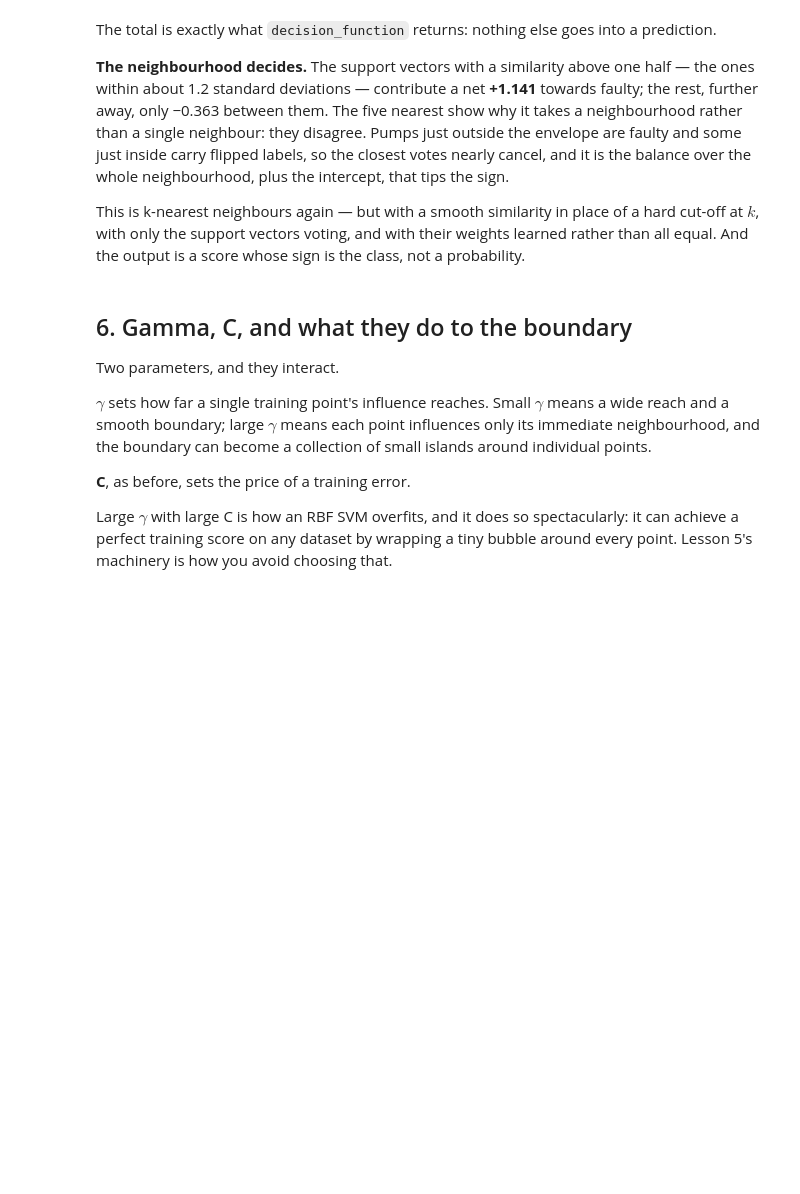
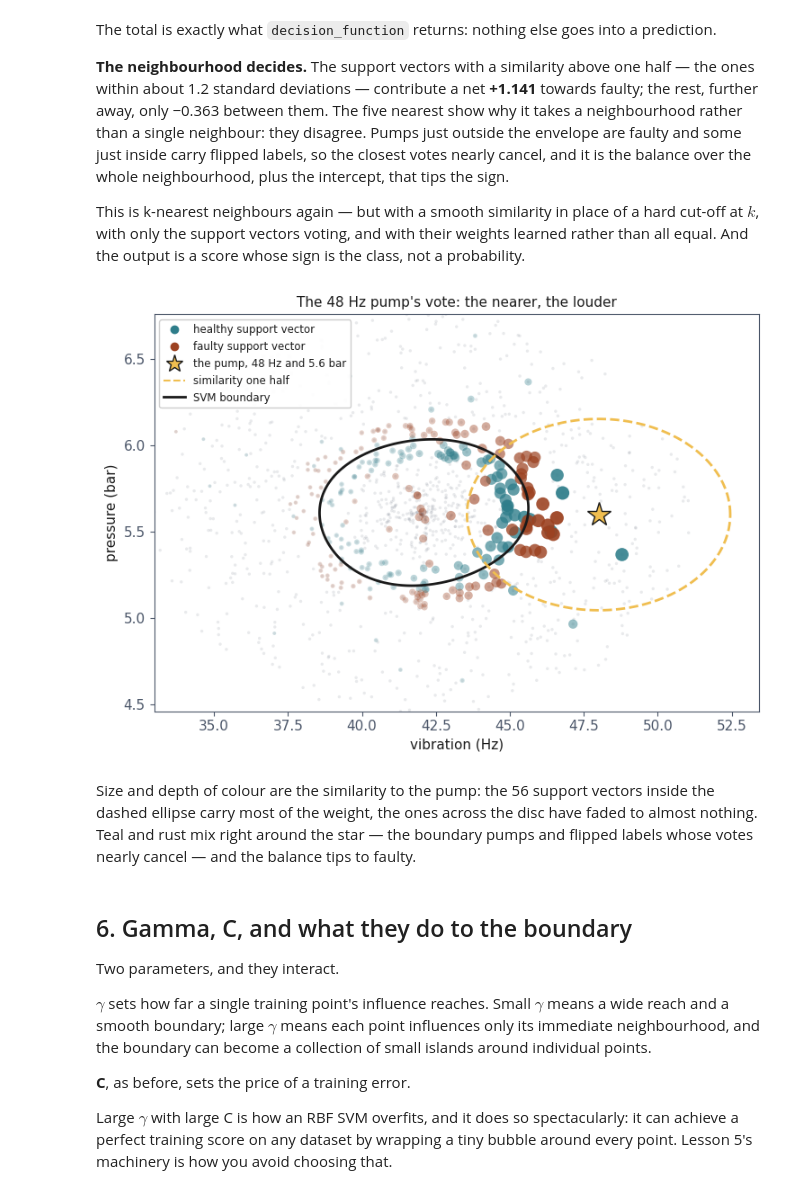
Before and after one commit to fabioantonini/technologies-for-artificial-intelligence, a Jupyter notebook: Lessons/06_knn_naive_bayes_svm/Notebooks/03_svm_margins_and_kernels.ipynb, the cells around one changed output. Drawn from its saved outputs; the diff is of its cells as text; code cells hidden in the pictures; blank space fills up the shorter version.

```diff
--- a/Lessons/06_knn_naive_bayes_svm/Notebooks/03_svm_margins_and_kernels.ipynb
+++ b/Lessons/06_knn_naive_bayes_svm/Notebooks/03_svm_margins_and_kernels.ipynb
@@ -390,6 +427,53 @@ This is k-nearest neighbours again — but with a smooth similarity in place of
 hard cut-off at $k$, with only the support vectors voting, and with their weights
 learned rather than all equal. And the output is a score whose sign is the class,
 not a probability.
+# %%
+# The vote, drawn: every support vector, sized and shaded by its similarity to
+# the pump, with the model's boundary and the half-similarity ellipse.
+from matplotlib.lines import Line2D
+
+faulty_sv = svm.dual_coef_[0] > 0
+fig, ax = plt.subplots(figsize=(7.6, 5.4))
+ax.scatter(X["vibration_hz"], X["pressure_bar"], s=6, color=SLATE, alpha=.12,
+           edgecolor="none")
+for mask, colour in ((~faulty_sv, TEAL), (faulty_sv, RUST)):
+    ax.scatter(original[mask, 0], original[mask, 1], s=8 + 120 * similarity[mask],
+               color=colour, alpha=np.clip(0.15 + 0.85 * similarity[mask], 0, 1),
+               edgecolor="none")
+gv = np.linspace(X["vibration_hz"].min(), X["vibration_hz"].max(), 300)
+gp = np.linspace(X["pressure_bar"].min(), X["pressure_bar"].max(), 300)
+VV, PP = np.meshgrid(gv, gp)
+score = svm_pipe.decision_function(pd.DataFrame({"vibration_hz": VV.ravel(),
+                                                 "pressure_bar": PP.ravel()}))
+ax.contour(VV, PP, score.reshape(VV.shape), levels=[0], colors=[INK], linewidths=2)
+reach = np.sqrt(np.log(2) / gamma)          # half-similarity distance, standardised
+sd = svm_pipe[0].scale_
+angle = np.linspace(0, 2 * np.pi, 300)
+ax.plot(48.0 + reach * sd[0] * np.cos(angle), 5.6 + reach * sd[1] * np.sin(angle),
+        color=GOLD, linestyle="--", linewidth=2)
+ax.plot(48.0, 5.6, marker="*", markersize=20, color=GOLD, markeredgecolor=INK)
+ax.legend(handles=[
+    Line2D([], [], marker="o", linestyle="", color=TEAL, label="healthy support vector"),
+    Line2D([], [], marker="o", linestyle="", color=RUST, label="faulty support vector"),
+    Line2D([], [], marker="*", linestyle="", markersize=14, color=GOLD,
+           markeredgecolor=INK, label="the pump, 48 Hz and 5.6 bar"),
+    Line2D([], [], color=GOLD, linestyle="--", label="similarity one half"),
+    Line2D([], [], color=INK, linewidth=2, label="SVM boundary")],
+    fontsize=8.5, loc="upper left", framealpha=.95)
+ax.set_xlabel("vibration (Hz)"); ax.set_ylabel("pressure (bar)")
+ax.set_title("The 48 Hz pump's vote: the nearer, the louder", fontsize=11)
+fig.tight_layout()
+fig.savefig(FIGURES / "svm_vote_one_pump.png", dpi=150, bbox_inches="tight",
+            facecolor="white")
+plt.show()
+# %% [output]
+[figure, added]
+# %% [markdown]
+Size and depth of colour are the similarity to the pump: the 56 support vectors
+inside the dashed ellipse carry most of the weight, the ones across the disc
+have faded to almost nothing. Teal and rust mix right around the star — the
+boundary pumps and flipped labels whose votes nearly cancel — and the balance
+tips to faulty.
 # %% [markdown]
 ## 6. Gamma, C, and what they do to the boundary
 
```
Also changed, not shown: parts of 3 cells of this notebook, 11 other files.
